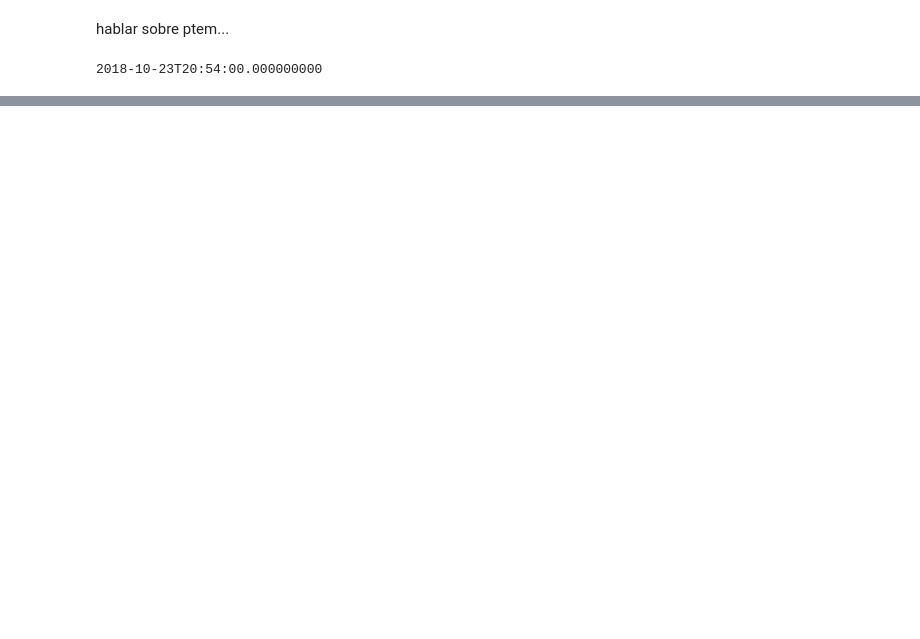
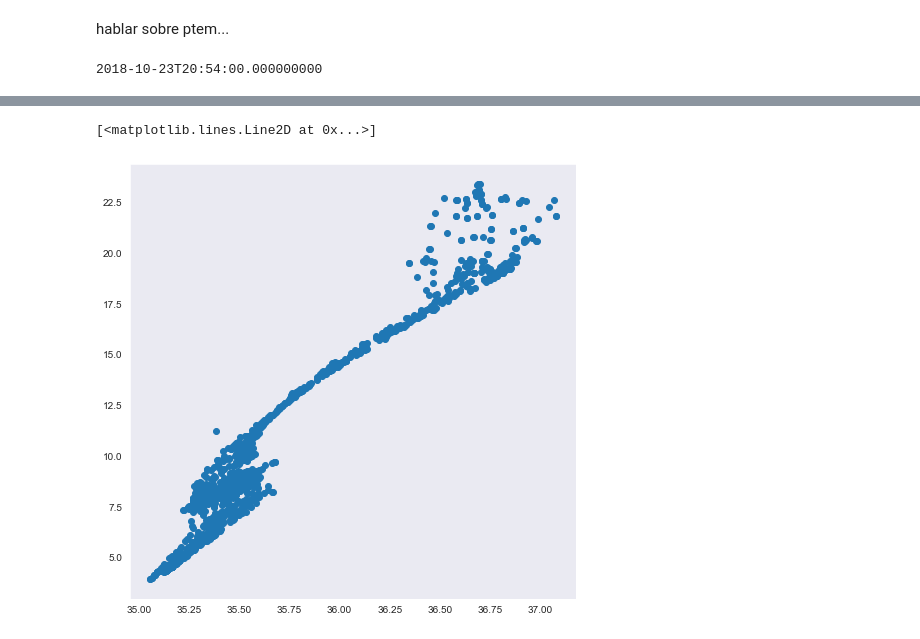
Before and after one commit to euroargodev/argoonlineschool, a Jupyter notebook: L03_ArgoDatabyFloat.ipynb, the cells around one changed output, grey strips where cells are left out. Saved outputs shown, nothing was run; the diff lists cells and outputs as text; code cells hidden in the pictures; blank space fills up the shorter version.

```diff
--- a/L03_ArgoDatabyFloat.ipynb
+++ b/L03_ArgoDatabyFloat.ipynb
@@ -100,0 +180,6 @@ Data variables:
+# %%
+fig,ax = plt.subplots(figsize=(8,8))
+ax.plot(Rtraj.PSAL,Rtraj.TEMP,'o')
+# %% [output]
+[<matplotlib.lines.Line2D at 0x...>]
+[figure, added]
```
Also changed, not shown: parts of 16 cells of this notebook, 3 other files.
